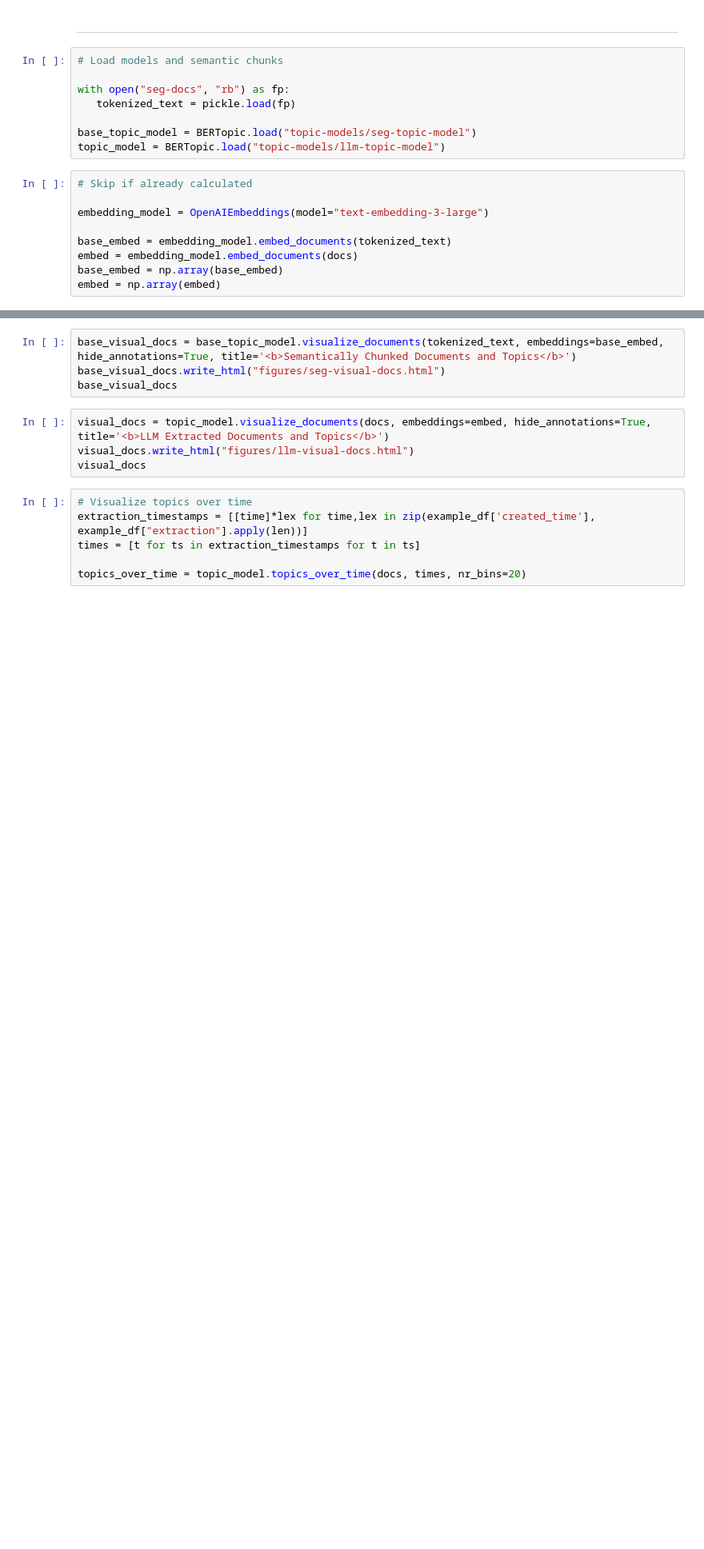
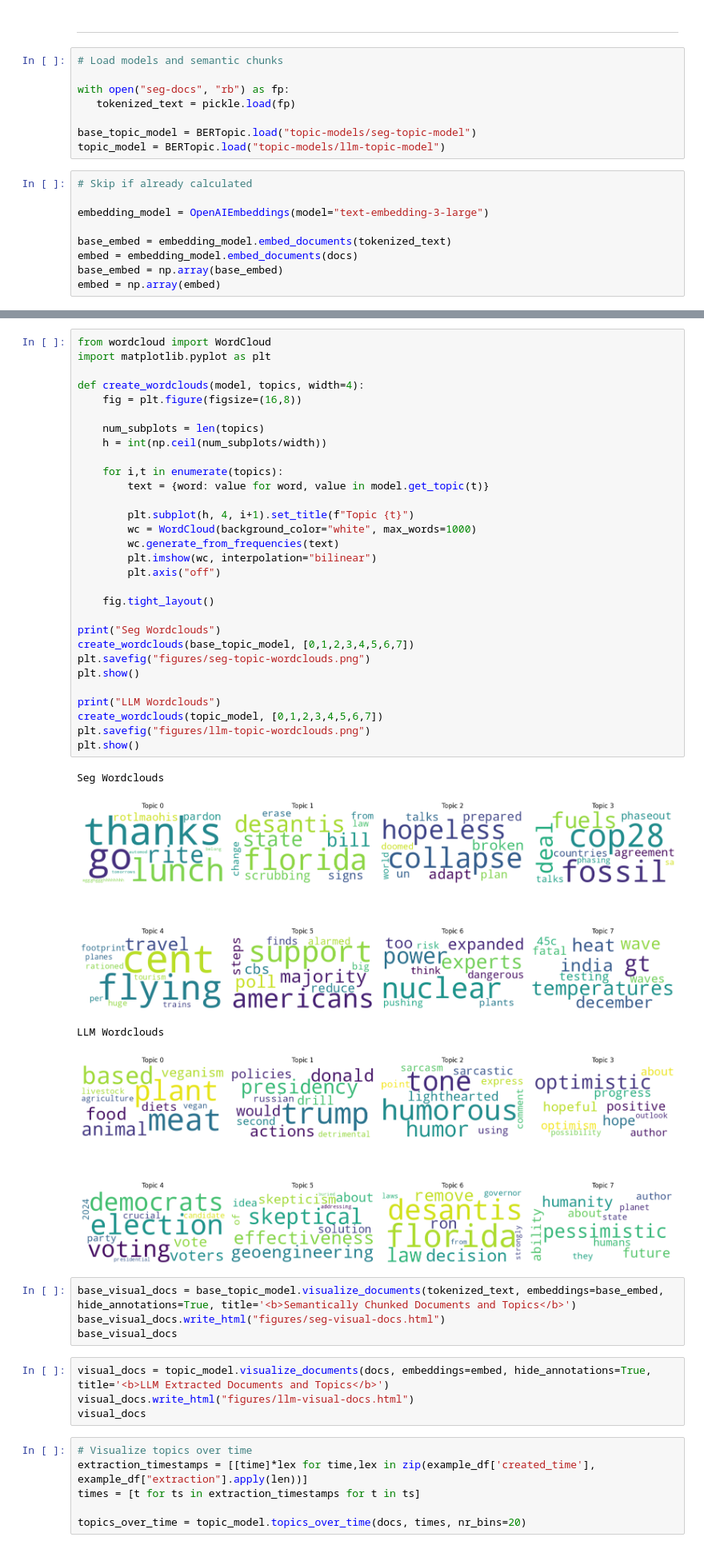
Before and after one commit to privateprocess/NeurIPS-2024, a Jupyter notebook: opinion_clustering.ipynb, the cells around one changed output, grey strips where cells are left out. Shown at 80% size. Saved outputs shown, nothing was run; the diff lists cells and outputs as text; blank space fills up the shorter version.

Commit message:
Added figures bcz 4 page limit :<

```diff
--- a/opinion_clustering.ipynb
+++ b/opinion_clustering.ipynb
@@ -244,3 +247,38 @@ LLM Extraction: 0.756896551724138
+# %%
+from wordcloud import WordCloud
+import matplotlib.pyplot as plt
+
+def create_wordclouds(model, topics, width=4):
+    fig = plt.figure(figsize=(16,8))
+
+    num_subplots = len(topics)
+    h = int(np.ceil(num_subplots/width))
+
+    for i,t in enumerate(topics):
+        text = {word: value for word, value in model.get_topic(t)}
+
+        plt.subplot(h, 4, i+1).set_title(f"Topic {t}")
+        wc = WordCloud(background_color="white", max_words=1000)
+        wc.generate_from_frequencies(text)
+        plt.imshow(wc, interpolation="bilinear")
+        plt.axis("off")
+
+    fig.tight_layout()
+
+print("Seg Wordclouds")
+create_wordclouds(base_topic_model, [0,1,2,3,4,5,6,7])
+plt.savefig("figures/seg-topic-wordclouds.png")
+plt.show()
+
+print("LLM Wordclouds")
+create_wordclouds(topic_model, [0,1,2,3,4,5,6,7])
+plt.savefig("figures/llm-topic-wordclouds.png")
+plt.show()
+# %% [output]
+Seg Wordclouds
+[figure, added]
+LLM Wordclouds
+[figure, added]
 # %%
 base_visual_docs = base_topic_model.visualize_documents(tokenized_text, embeddings=base_embed, hide_annotations=True, title='<b>Semantically Chunked Documents and Topics</b>')
 base_visual_docs.write_html("figures/seg-visual-docs.html")
```
Also changed, not shown: parts of 8 cells of this notebook, 3 other files.
